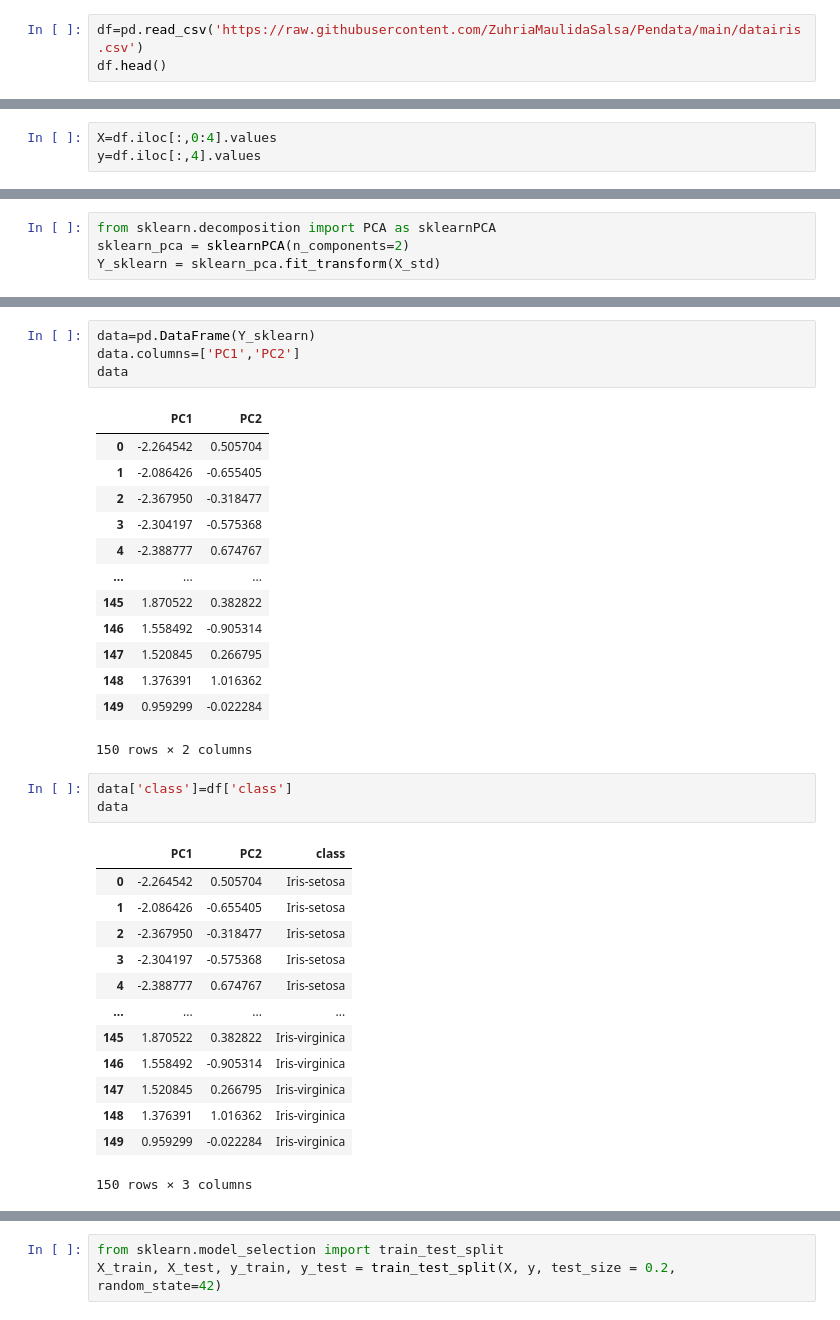
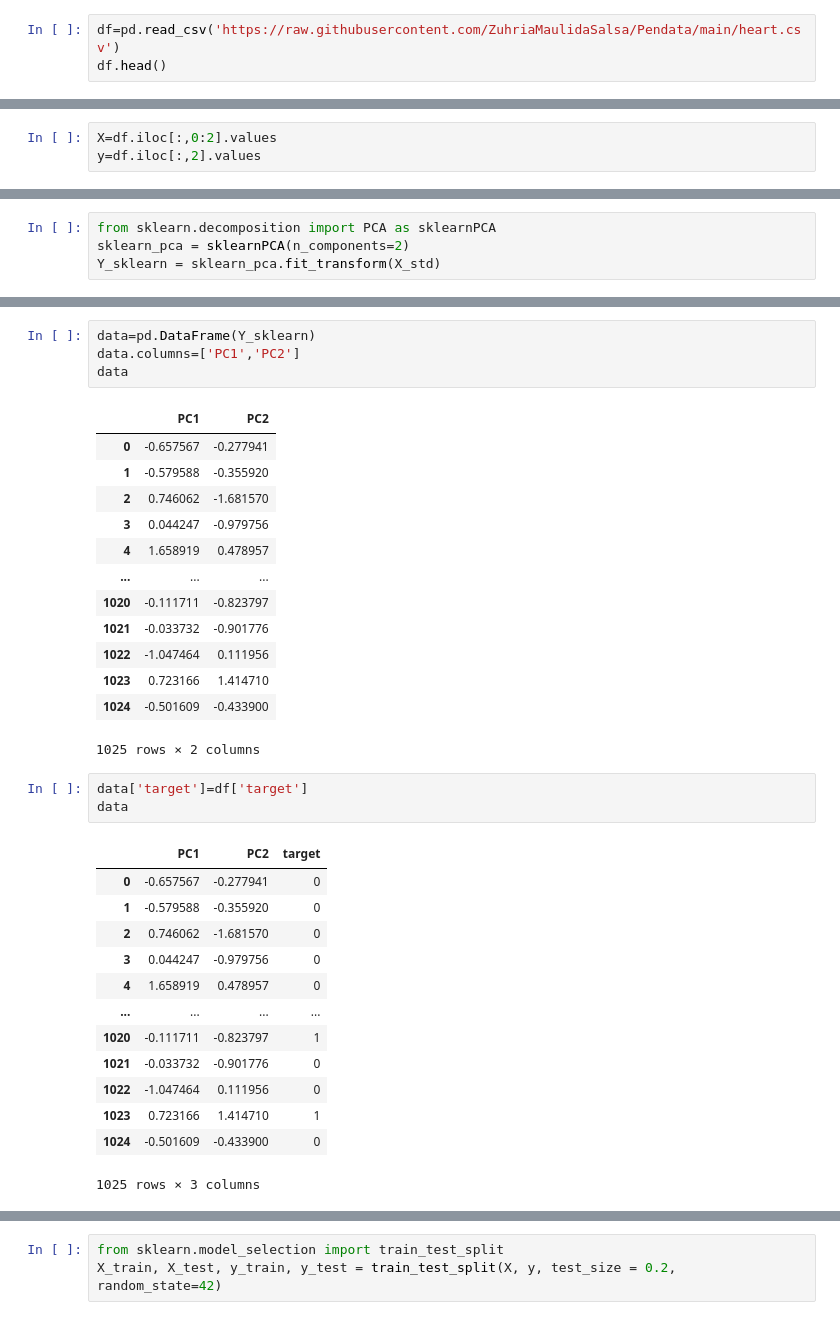
Before and after one commit to ZuhriaMaulidaSalsa/Pendata, a Jupyter notebook: _sources/PCA-KNN.ipynb, the cells around one changed output, grey strips where cells are left out. Drawn from its saved outputs; the diff is of its cells as text.

```diff
--- a/_sources/PCA-KNN.ipynb
+++ b/_sources/PCA-KNN.ipynb
@@ -6,6 +6,6 @@ import numpy as np
 import seaborn as sns
 import matplotlib.pyplot as plt
 # %%
-df=pd.read_csv('https://raw.githubusercontent.com/ZuhriaMaulidaSalsa/Pendata/main/datairis.csv')
+df=pd.read_csv('https://raw.githubusercontent.com/ZuhriaMaulidaSalsa/Pendata/main/heart.csv')
 df.head()
 # %% [output]
@@ -29,4 +34,4 @@ Index(['sepal_l', 'sepal_w', 'petal_l', 'petal_w', 'class'], dtype='object')
 # %%
-X=df.iloc[:,0:4].values
-y=df.iloc[:,4].values
+X=df.iloc[:,0:2].values
+y=df.iloc[:,2].values
 # %%
@@ -220,35 +208,35 @@ data.columns=['PC1','PC2']
 data
 # %% [output]
 |  | PC1 | PC2 |
-| 0 | -2.264542 | 0.505704 |
-| 1 | -2.086426 | -0.655405 |
-| 2 | -2.367950 | -0.318477 |
-| 3 | -2.304197 | -0.575368 |
-| 4 | -2.388777 | 0.674767 |
+| 0 | -0.657567 | -0.277941 |
+| 1 | -0.579588 | -0.355920 |
+| 2 | 0.746062 | -1.681570 |
+| 3 | 0.044247 | -0.979756 |
+| 4 | 1.658919 | 0.478957 |
 | ... | ... | ... |
-| 145 | 1.870522 | 0.382822 |
-| 146 | 1.558492 | -0.905314 |
-| 147 | 1.520845 | 0.266795 |
-| 148 | 1.376391 | 1.016362 |
-| 149 | 0.959299 | -0.022284 |
+| 1020 | -0.111711 | -0.823797 |
+| 1021 | -0.033732 | -0.901776 |
+| 1022 | -1.047464 | 0.111956 |
+| 1023 | 0.723166 | 1.414710 |
+| 1024 | -0.501609 | -0.433900 |
-150 rows × 2 columns
+1025 rows × 2 columns
 # %%
-data['class']=df['class']
+data['target']=df['target']
 data
 # %% [output]
-|  | PC1 | PC2 | class |
-| 0 | -2.264542 | 0.505704 | Iris-setosa |
-| 1 | -2.086426 | -0.655405 | Iris-setosa |
-| 2 | -2.367950 | -0.318477 | Iris-setosa |
-| 3 | -2.304197 | -0.575368 | Iris-setosa |
-| 4 | -2.388777 | 0.674767 | Iris-setosa |
+|  | PC1 | PC2 | target |
+| 0 | -0.657567 | -0.277941 | 0 |
+| 1 | -0.579588 | -0.355920 | 0 |
+| 2 | 0.746062 | -1.681570 | 0 |
+| 3 | 0.044247 | -0.979756 | 0 |
+| 4 | 1.658919 | 0.478957 | 0 |
 | ... | ... | ... | ... |
-| 145 | 1.870522 | 0.382822 | Iris-virginica |
-| 146 | 1.558492 | -0.905314 | Iris-virginica |
-| 147 | 1.520845 | 0.266795 | Iris-virginica |
-| 148 | 1.376391 | 1.016362 | Iris-virginica |
-| 149 | 0.959299 | -0.022284 | Iris-virginica |
+| 1020 | -0.111711 | -0.823797 | 1 |
+| 1021 | -0.033732 | -0.901776 | 0 |
+| 1022 | -1.047464 | 0.111956 | 0 |
+| 1023 | 0.723166 | 1.414710 | 1 |
+| 1024 | -0.501609 | -0.433900 | 0 |
-150 rows × 3 columns
+1025 rows × 3 columns
 # %%
 dataset = data
 X = dataset.iloc[:,:2].values
```
Also changed, not shown: parts of 20 cells of this notebook, 20 other files.
